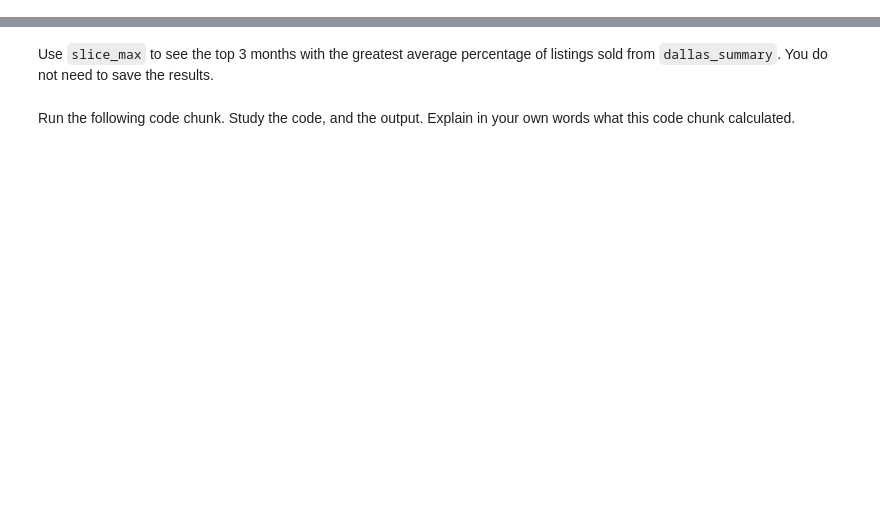
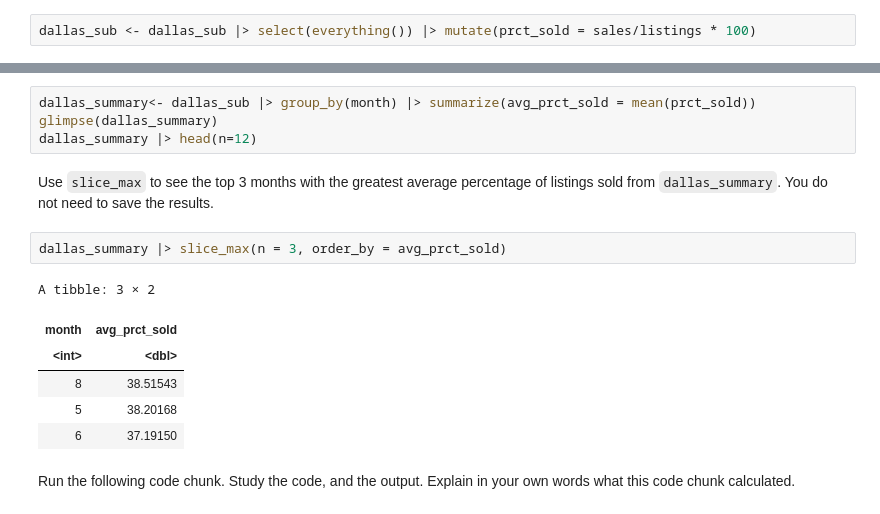
Before and after one commit to UNC-DATA-730/unit-2-assignment-itravikant0909, a Jupyter notebook: assignment2.ipynb, the cells around one changed output, grey strips where cells are left out. Cells and saved outputs as stored; diff of their text form; blank space fills up the shorter version.

```diff
--- a/assignment2.ipynb
+++ b/assignment2.ipynb
@@ -120,9 +143,24 @@ Make a data set called `dallas_sub` that includes data only from the city of Dal
 # %% [markdown]
 Add a column to the `dallas_sub` data set called `prct_sold` that calculates the percentage of listings that were sold (`sales/listings * 100`). Be sure to save the results also as a data frame called `dallas_sub`.
+# %%
+dallas_sub <- dallas_sub |> select(everything()) |> mutate(prct_sold = sales/listings * 100)
 # %% [markdown]
 Calculate the average percentage of listings that were sold in Dallas in each month of the year based on your `dallas_sub` data set. Save the results of the calculation in an data frame called `dallas_summary`.
+# %%
+dallas_summary<- dallas_sub |> group_by(month) |> summarize(avg_prct_sold = mean(prct_sold))
+glimpse(dallas_summary)
+dallas_summary |> head(n=12)
 # %% [markdown]
 Use `slice_max` to see the top 3 months with the greatest average percentage of listings sold from `dallas_summary`. You do not need to save the results.
+# %%
+dallas_summary |> slice_max(n = 3, order_by = avg_prct_sold)
+# %% [output]
+A tibble: 3 × 2
+| month | avg_prct_sold |
+| <int> | <dbl> |
+| 8 | 38.51543 |
+| 5 | 38.20168 |
+| 6 | 37.19150 |
 # %% [markdown]
 Run the following code chunk. Study the code, and the output. Explain in your own words what this code chunk calculated.
 # %%
```
Also changed, not shown: parts of 4 cells of this notebook.
